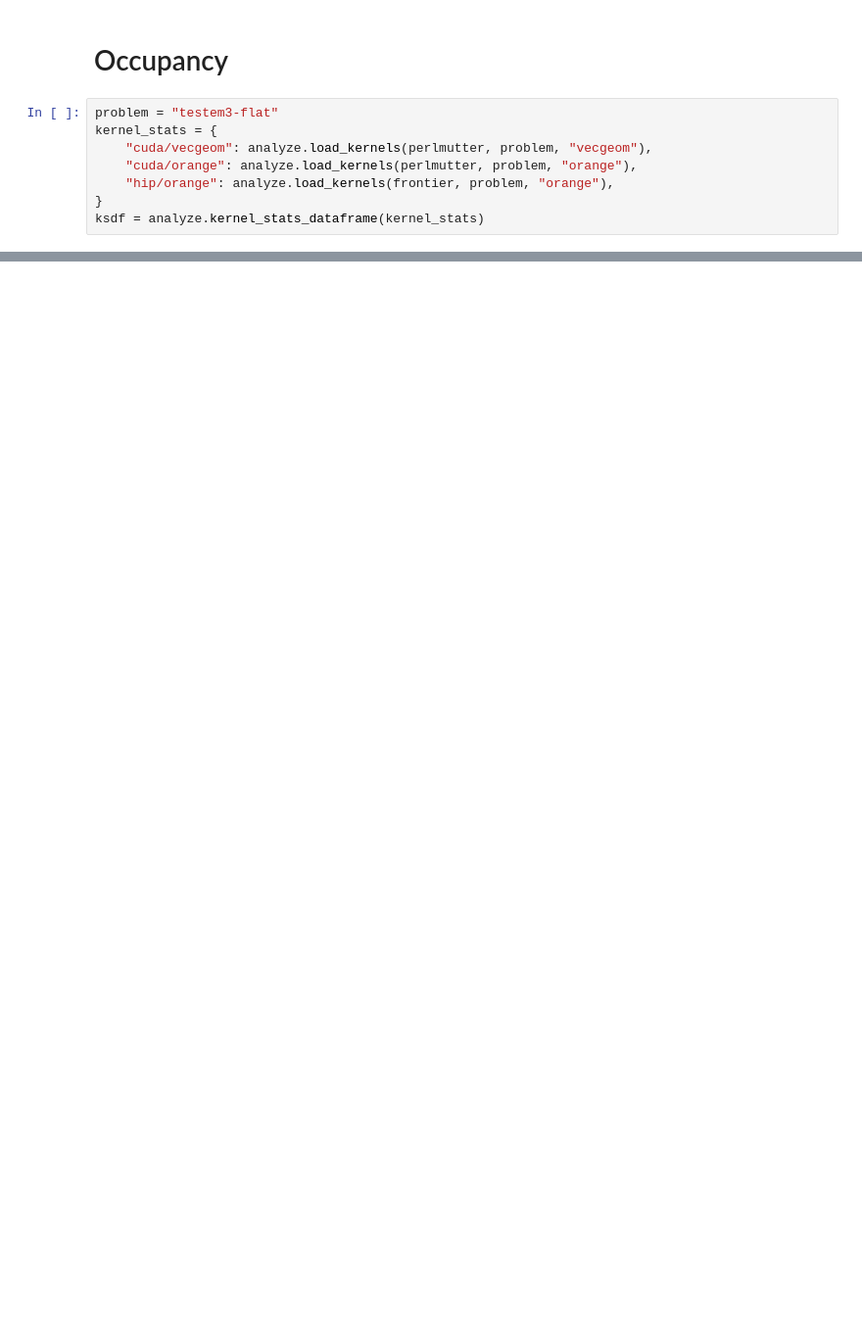
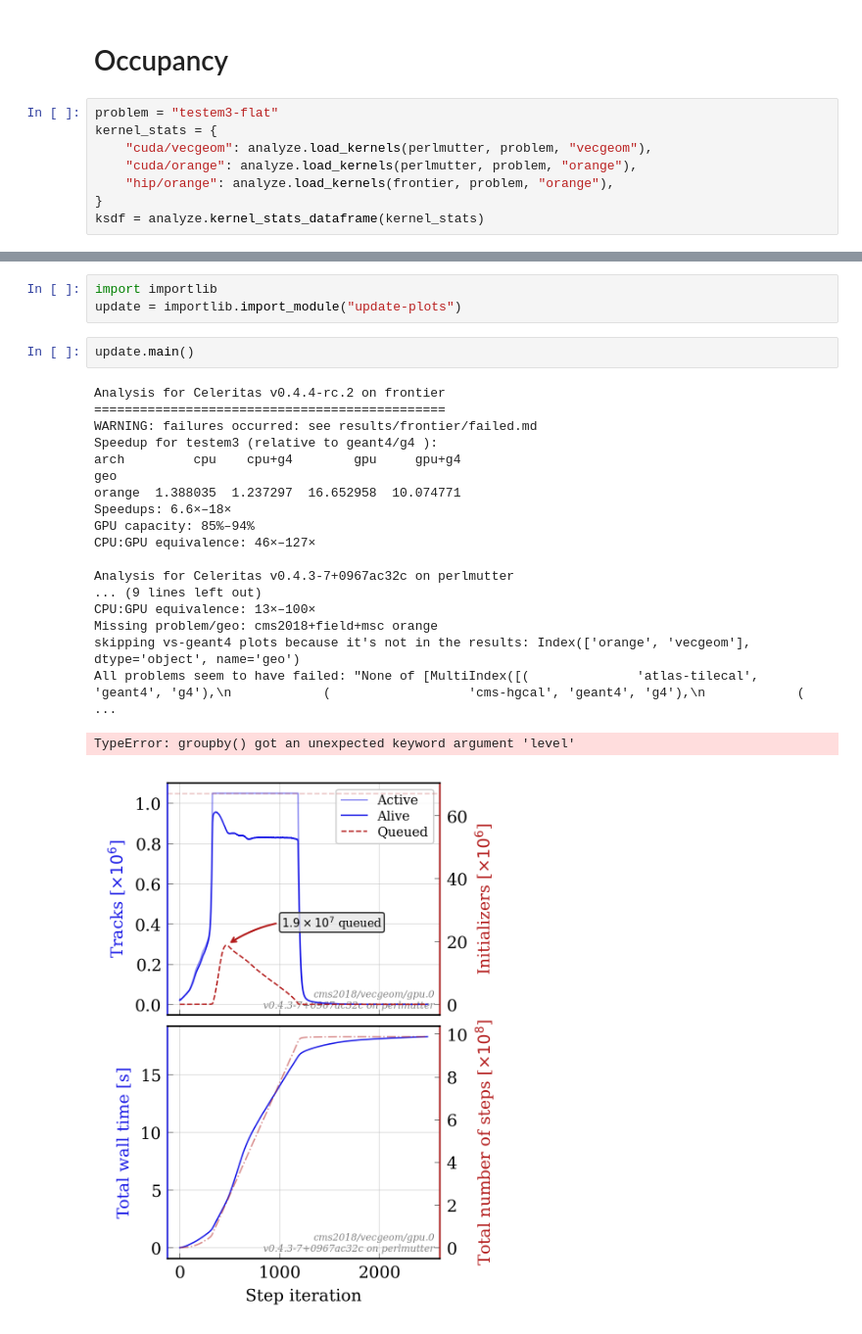
Before and after one commit to celeritas-project/regression, a Jupyter notebook: analysis.ipynb, the cells around one changed output, grey strips where cells are left out. Shown at 98% size. Saved outputs shown, nothing was run; the diff lists cells and outputs as text; blank space fills up the shorter version.

Commit message:
Update analysis

```diff
--- a/analysis.ipynb
+++ b/analysis.ipynb
@@ -288,0 +174,25 @@ Warning: all NaN for G4
+# %%
+import importlib
+update = importlib.import_module("update-plots")
+# %%
+update.main()
+# %% [output]
+Analysis for Celeritas v0.4.4-rc.2 on frontier
+==============================================
+WARNING: failures occurred: see results/frontier/failed.md
+Speedup for testem3 (relative to geant4/g4 ):
+arch         cpu    cpu+g4        gpu     gpu+g4
+geo
+orange  1.388035  1.237297  16.652958  10.074771
+Speedups: 6.6×–18×
+GPU capacity: 85%–94%
+CPU:GPU equivalence: 46×–127×
+
+Analysis for Celeritas v0.4.3-7+0967ac32c on perlmutter
+... (9 lines left out)
+CPU:GPU equivalence: 13×–100×
+Missing problem/geo: cms2018+field+msc orange
+skipping vs-geant4 plots because it's not in the results: Index(['orange', 'vecgeom'], dtype='object', name='geo')
+All problems seem to have failed: "None of [MultiIndex([(              'atlas-tilecal', 'geant4', 'g4'),\n            (                  'cms-hgcal', 'geant4', 'g4'),\n            (                    ...
+TypeError: groupby() got an unexpected keyword argument 'level'
+[figure, added]
```
Also changed, not shown: parts of 26 cells of this notebook, 2 other files.
